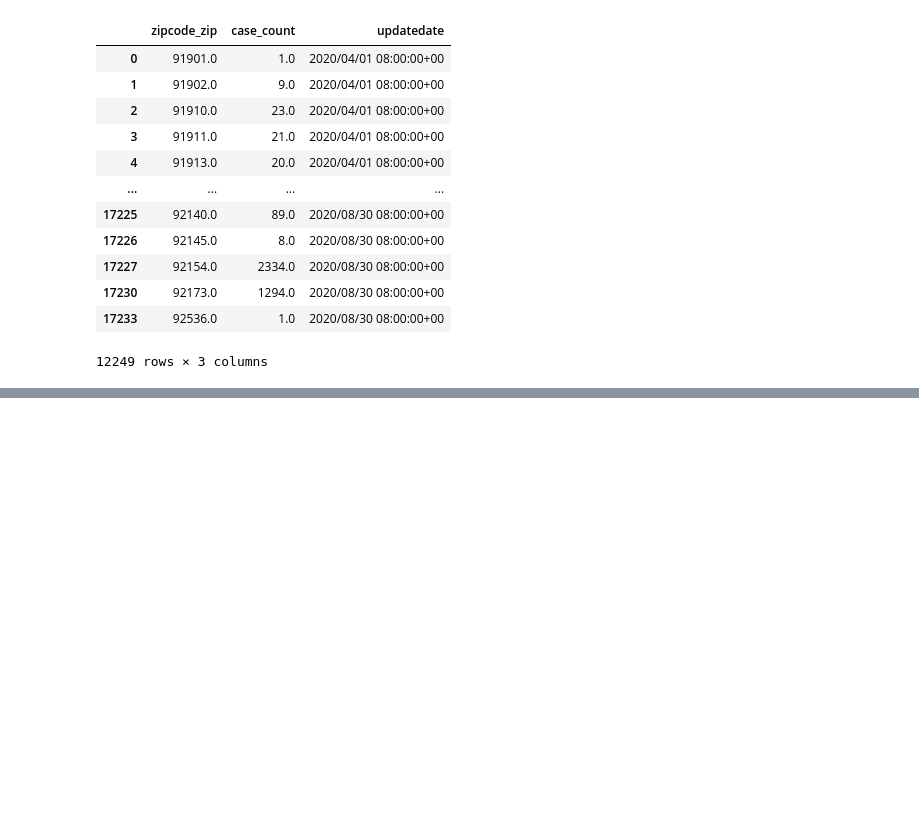
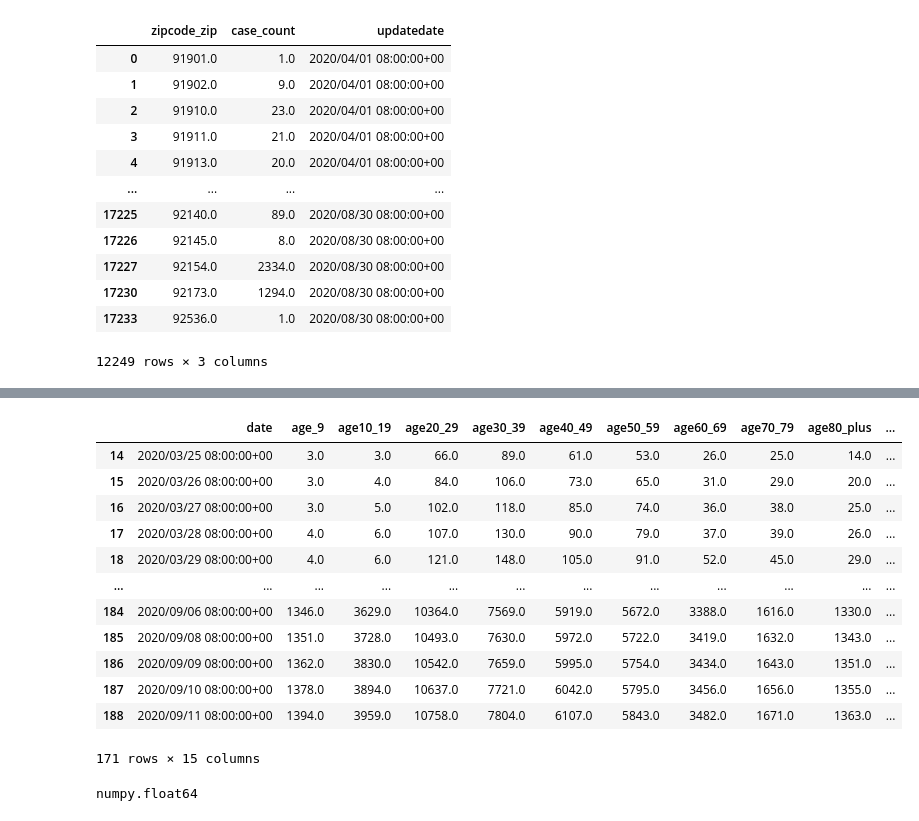
Before and after one commit to renaldyh27/COVID-Cool-for-School, a Jupyter notebook: api_exploration.ipynb, the cells around one changed output, grey strips where cells are left out. Drawn from its saved outputs; the diff is of its cells as text; code cells hidden in the pictures; blank space fills up the shorter version.

```diff
--- a/api_exploration.ipynb
+++ b/api_exploration.ipynb
@@ -154,0 +200,21 @@ Zipcases
+# %%
+filtered_Dem_Cases = filtered_Dem_Cases.dropna(axis=0)
+filtered_Dem_Cases
+# %% [output]
+|  | date | age_9 | age10_19 | age20_29 | age30_39 | age40_49 | age50_59 | age60_69 | age70_79 | age80_plus | ... |
+| 14 | 2020/03/25 08:00:00+00 | 3.0 | 3.0 | 66.0 | 89.0 | 61.0 | 53.0 | 26.0 | 25.0 | 14.0 | ... |
+| 15 | 2020/03/26 08:00:00+00 | 3.0 | 4.0 | 84.0 | 106.0 | 73.0 | 65.0 | 31.0 | 29.0 | 20.0 | ... |
+| 16 | 2020/03/27 08:00:00+00 | 3.0 | 5.0 | 102.0 | 118.0 | 85.0 | 74.0 | 36.0 | 38.0 | 25.0 | ... |
+| 17 | 2020/03/28 08:00:00+00 | 4.0 | 6.0 | 107.0 | 130.0 | 90.0 | 79.0 | 37.0 | 39.0 | 26.0 | ... |
+| 18 | 2020/03/29 08:00:00+00 | 4.0 | 6.0 | 121.0 | 148.0 | 105.0 | 91.0 | 52.0 | 45.0 | 29.0 | ... |
+| ... | ... | ... | ... | ... | ... | ... | ... | ... | ... | ... | ... |
+| 184 | 2020/09/06 08:00:00+00 | 1346.0 | 3629.0 | 10364.0 | 7569.0 | 5919.0 | 5672.0 | 3388.0 | 1616.0 | 1330.0 | ... |
+| 185 | 2020/09/08 08:00:00+00 | 1351.0 | 3728.0 | 10493.0 | 7630.0 | 5972.0 | 5722.0 | 3419.0 | 1632.0 | 1343.0 | ... |
+| 186 | 2020/09/09 08:00:00+00 | 1362.0 | 3830.0 | 10542.0 | 7659.0 | 5995.0 | 5754.0 | 3434.0 | 1643.0 | 1351.0 | ... |
+| 187 | 2020/09/10 08:00:00+00 | 1378.0 | 3894.0 | 10637.0 | 7721.0 | 6042.0 | 5795.0 | 3456.0 | 1656.0 | 1355.0 | ... |
+| 188 | 2020/09/11 08:00:00+00 | 1394.0 | 3959.0 | 10758.0 | 7804.0 | 6107.0 | 5843.0 | 3482.0 | 1671.0 | 1363.0 | ... |
+171 rows × 15 columns
+# %%
+type(filtered_Dem_Cases["newtests"].loc[14])
+# %% [output]
+numpy.float64
```
Also changed, not shown: parts of 8 cells of this notebook.
